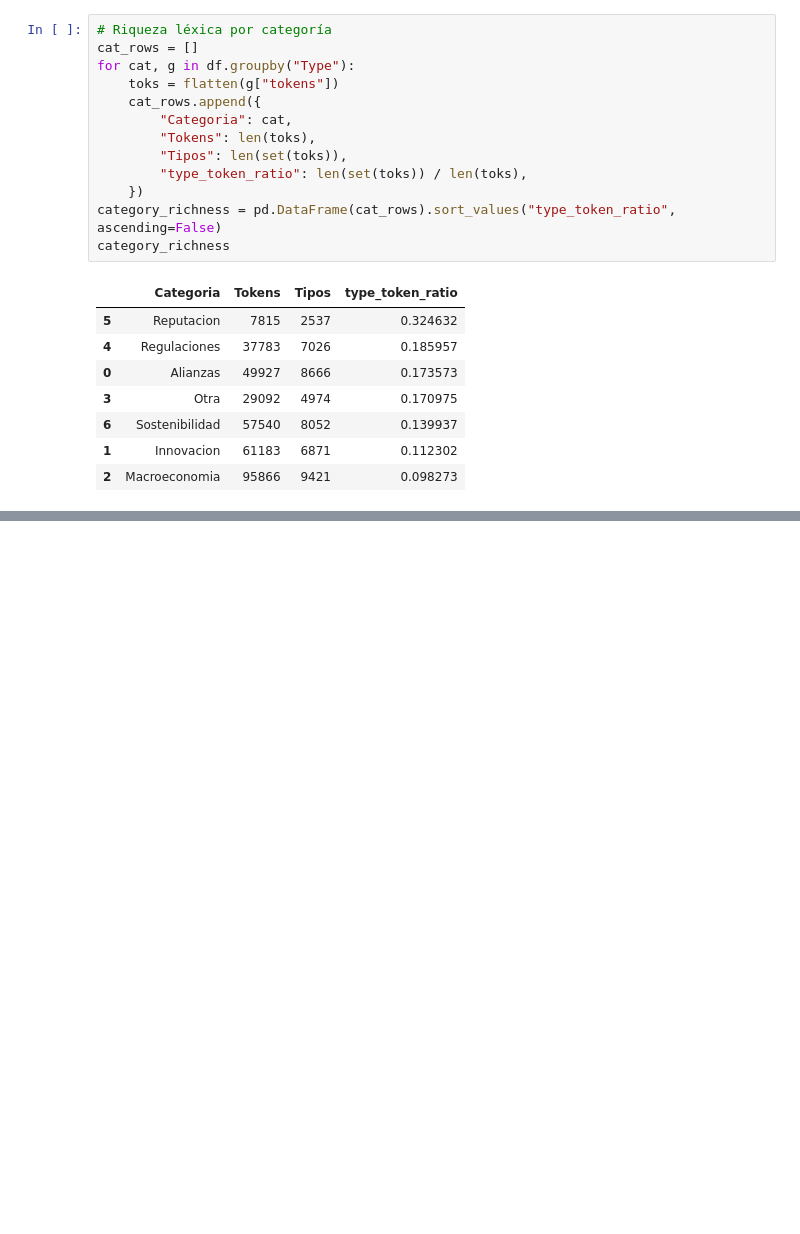
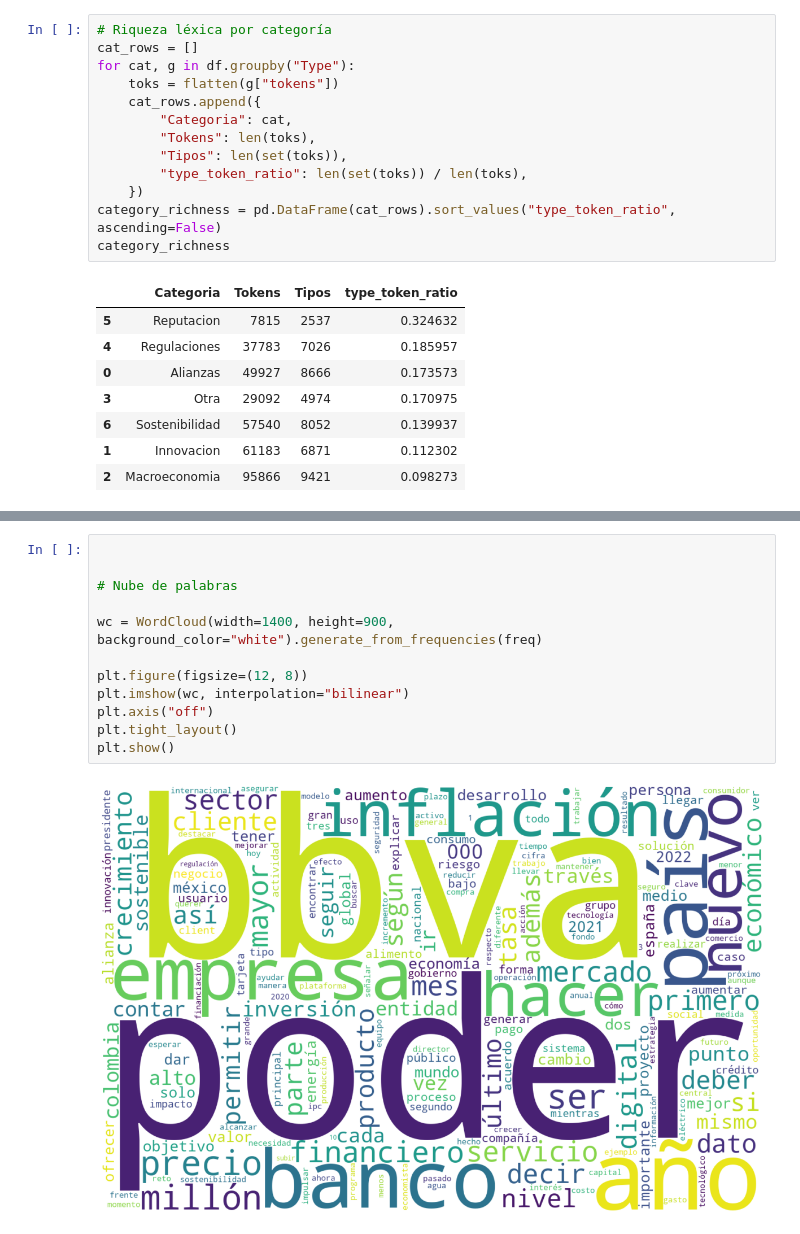
Before and after one commit to Cynthiss/NLP, a Jupyter notebook: Lab_1.ipynb, the cells around one changed output, grey strips where cells are left out. Cells and saved outputs as stored; diff of their text form; blank space fills up the shorter version.

```diff
--- a/Lab_1.ipynb
+++ b/Lab_1.ipynb
@@ -255,0 +295,14 @@ category_richness
+# %%
+
+
+# Nube de palabras
+
+wc = WordCloud(width=1400, height=900, background_color="white").generate_from_frequencies(freq)
+
+plt.figure(figsize=(12, 8))
+plt.imshow(wc, interpolation="bilinear")
+plt.axis("off")
+plt.tight_layout()
+plt.show()
+# %% [output]
+[figure, added]
```
Also changed, not shown: parts of 4 cells of this notebook.
